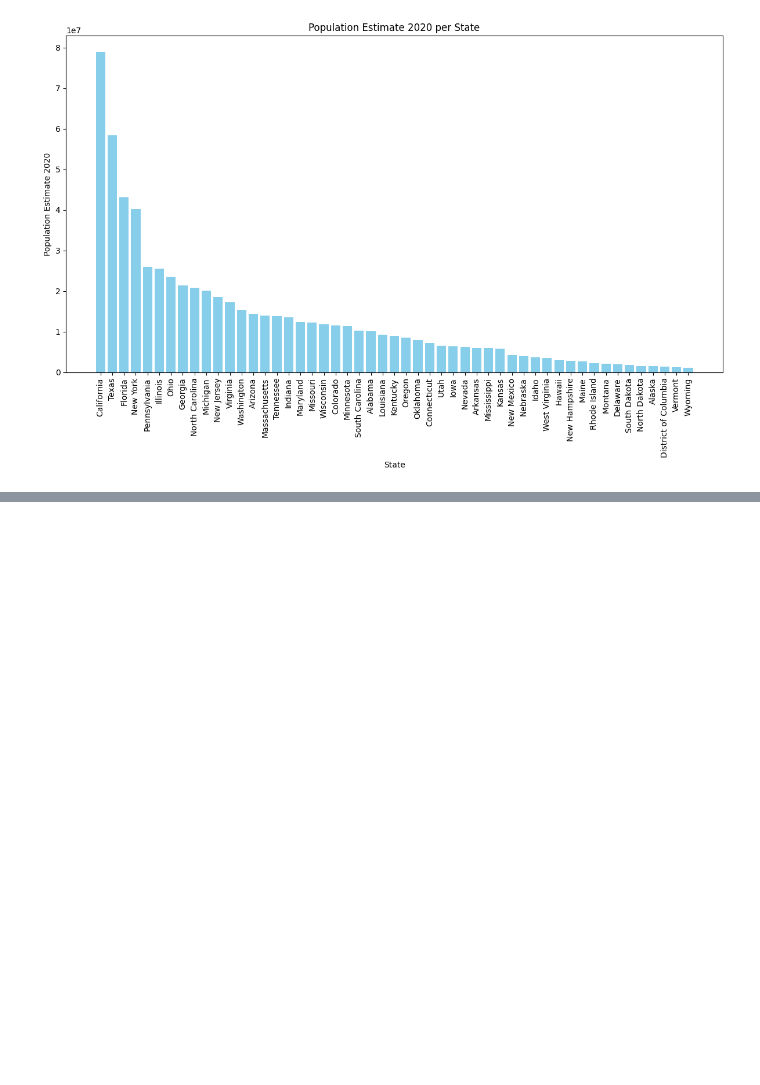
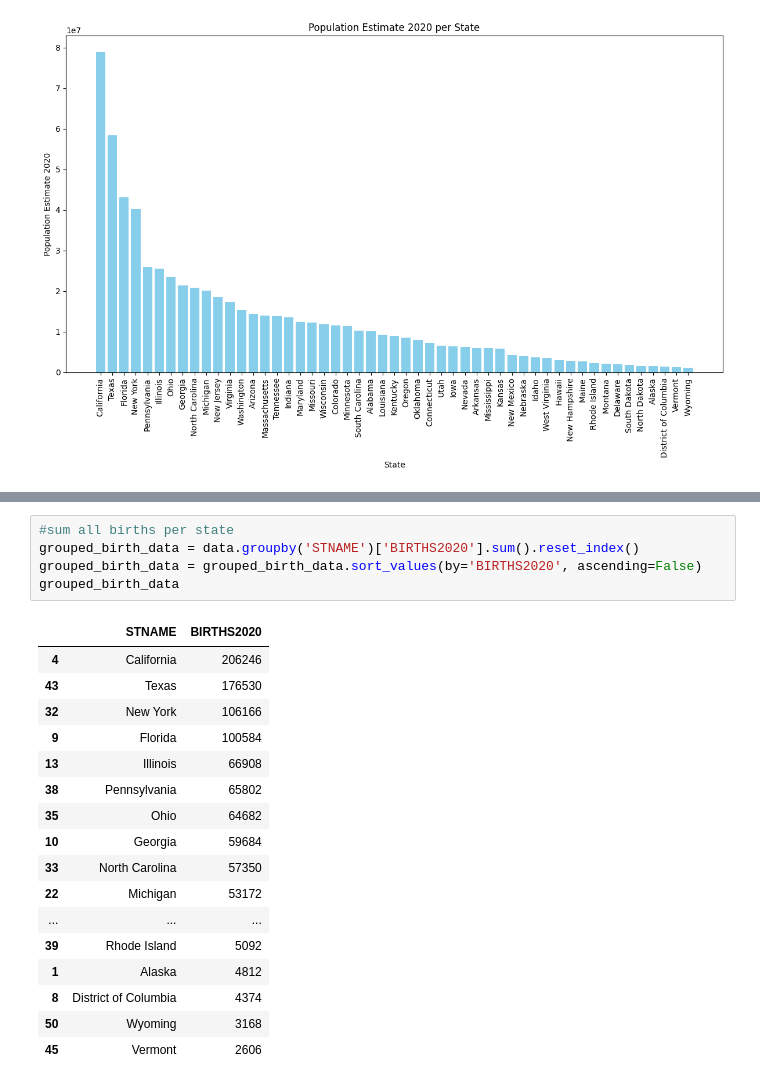
Before and after one commit to cjvillar/DATA_GOV, a Jupyter notebook: note_books/c0-est2022.ipynb, the cells around one changed output, grey strips where cells are left out. Drawn from its saved outputs; the diff is of its cells as text; blank space fills up the shorter version.

```diff
--- a/note_books/c0-est2022.ipynb
+++ b/note_books/c0-est2022.ipynb
@@ -183,0 +184,23 @@ plt.show()
+# %%
+#sum all births per state
+grouped_birth_data = data.groupby('STNAME')['BIRTHS2020'].sum().reset_index()
+grouped_birth_data = grouped_birth_data.sort_values(by='BIRTHS2020', ascending=False)
+grouped_birth_data
+# %% [output]
+|  | STNAME | BIRTHS2020 |
+| 4 | California | 206246 |
+| 43 | Texas | 176530 |
+| 32 | New York | 106166 |
+| 9 | Florida | 100584 |
+| 13 | Illinois | 66908 |
+| 38 | Pennsylvania | 65802 |
+| 35 | Ohio | 64682 |
+| 10 | Georgia | 59684 |
+| 33 | North Carolina | 57350 |
+| 22 | Michigan | 53172 |
+| ... | ... | ... |
+| 39 | Rhode Island | 5092 |
+| 1 | Alaska | 4812 |
+| 8 | District of Columbia | 4374 |
+| 50 | Wyoming | 3168 |
+| 45 | Vermont | 2606 |
```
Also changed, not shown: parts of 2 cells of this notebook.
